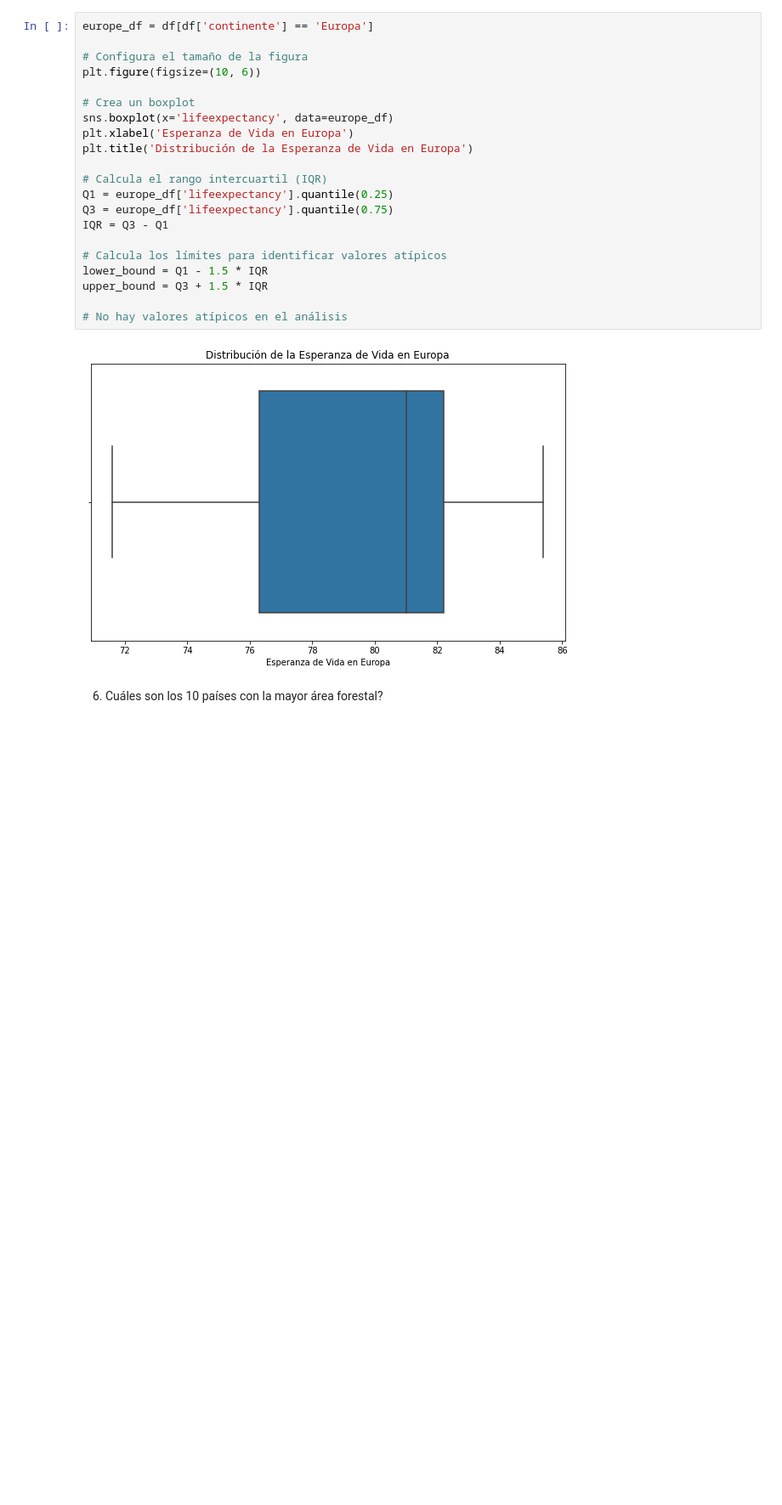
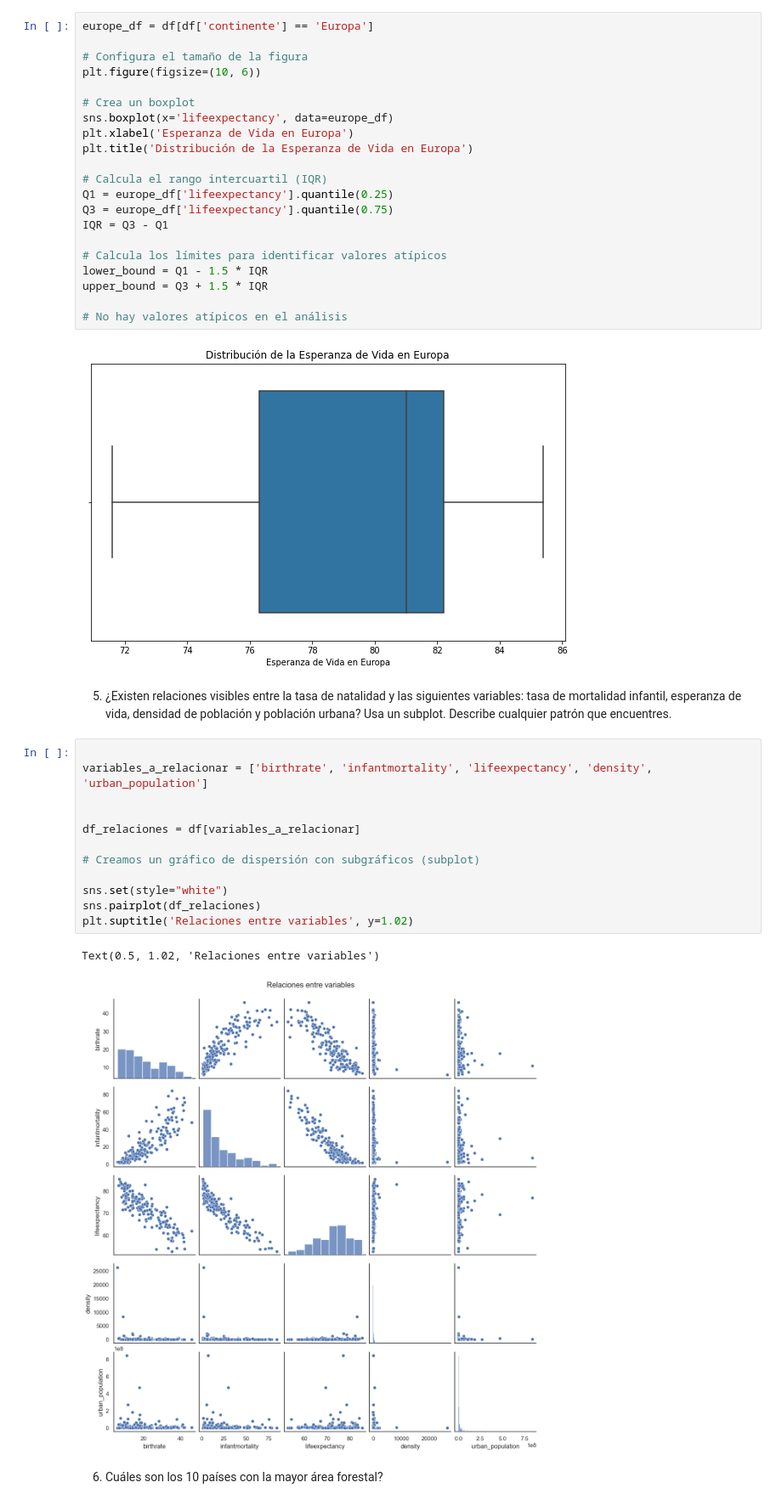
Before and after one commit to Adalab/da-promo-F-modulo3-sprint2-pairprogramming-Ana-Belen, a Jupyter notebook: Pair_visualizacion.ipynb, the cells around one changed output. Shown: that part at 85% size. Drawn from its saved outputs; the diff is of its cells as text; blank space fills up the shorter version.

```diff
--- a/Pair_visualizacion.ipynb
+++ b/Pair_visualizacion.ipynb
@@ -114,6 +112,23 @@ upper_bound = Q3 + 1.5 * IQR
 # No hay valores atípicos en el análisis
 # %% [output]
 [figure]
+# %% [markdown]
+5. ¿Existen relaciones visibles entre la tasa de natalidad y las siguientes variables: tasa de mortalidad infantil, esperanza de vida, densidad de población y población urbana? Usa un subplot. Describe cualquier patrón que encuentres.
+# %%
+
+variables_a_relacionar = ['birthrate', 'infantmortality', 'lifeexpectancy', 'density', 'urban_population']
+
+
+df_relaciones = df[variables_a_relacionar]
+
+# Creamos un gráfico de dispersión con subgráficos (subplot)
+
+sns.set(style="white")
+sns.pairplot(df_relaciones)
+plt.suptitle('Relaciones entre variables', y=1.02)
+# %% [output]
+Text(0.5, 1.02, 'Relaciones entre variables')
+[figure, added]
 # %% [markdown]
 6. Cuáles son los 10 países con la mayor área forestal?
 # %%
```
Also changed, not shown: parts of 9 cells of this notebook.
